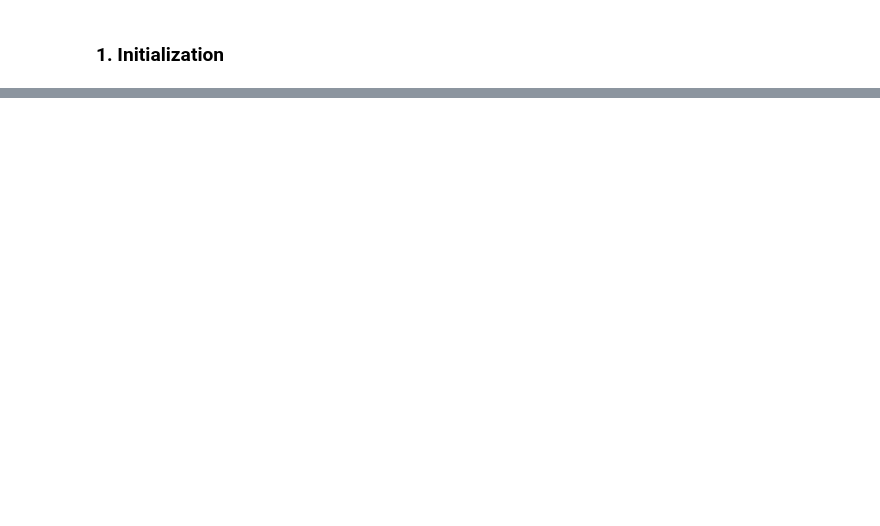
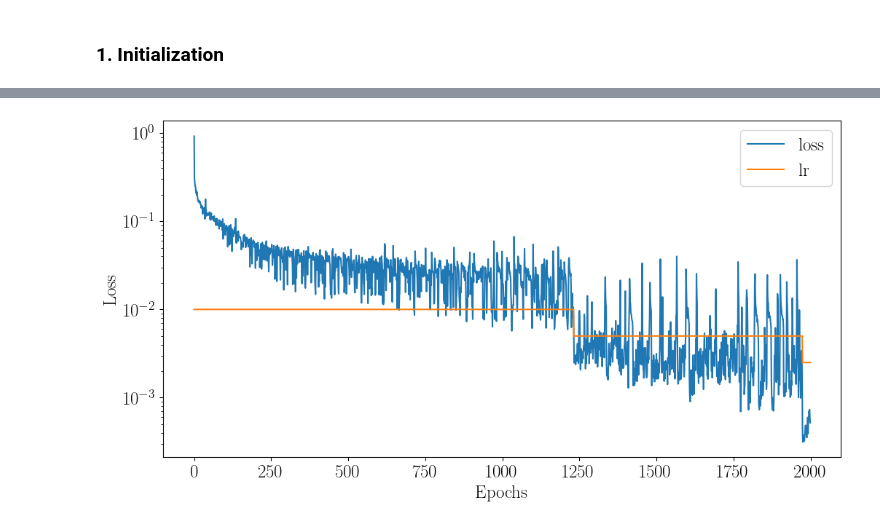
Before and after one commit to estevaofuzaro98/ElasticityPINN, a Jupyter notebook: ElasticityPINN.ipynb, the cells around one changed output, grey strips where cells are left out. Cells and saved outputs as stored; diff of their text form; code cells hidden in the pictures; blank space fills up the shorter version.

```diff
--- a/ElasticityPINN.ipynb
+++ b/ElasticityPINN.ipynb
@@ -103,0 +257,5 @@ GPU Loaded: NVIDIA GeForce RTX 3050 Laptop GPU
+# %%
+# Defining the equilibrium equations
+L1 = sn.rename(sn.diff(sx, x) + sn.diff(txy, y), 'L1')
+L2 = sn.rename(sn.diff(txy, x) + sn.diff(sy, y), 'L2')
+L3 = sn.rename(sn.diff(sx, x, order=2) + sn.diff(sy, x, order=2) + sn.diff(sx, y, order=2) + sn.diff(sy, y, order=2), 'L3')
@@ -103,0 +272,8 @@ GPU Loaded: NVIDIA GeForce RTX 3050 Laptop GPU
+# %%
+# Boundary conditions
+# Face AB
+C1 = sn.rename((y==0)*(txy), 'C1')
+C2 = sn.rename((y==0)*(sy - (q0/L)*x), 'C2')
+# Face AC
+C3 = sn.rename((y==x)*(sx - txy), 'C3')
+C4 = sn.rename((y==x)*(sy - txy), 'C4')
@@ -103,0 +282,3 @@ GPU Loaded: NVIDIA GeForce RTX 3050 Laptop GPU
+# %%
+# Defining the target functions - 3 equilibrium equations + 4 BCs
+targets = [L1, L2, L3, C1, C2, C3, C4]
@@ -103,0 +419,12 @@ GPU Loaded: NVIDIA GeForce RTX 3050 Laptop GPU
+# %%
+time = np.cumsum(h.history['time'])
+# Plotting the loss and learning rate
+plt.figure(figsize=(12, 6))
+plt.semilogy(h.history['loss'], label='loss')
+plt.semilogy(h.history['lr'], label='lr')
+plt.xlabel('Epochs')
+plt.ylabel('Loss')
+plt.legend()
+plt.show()
+# %% [output]
+[figure, added]
```
Also changed, not shown: parts of 21 cells of this notebook.
